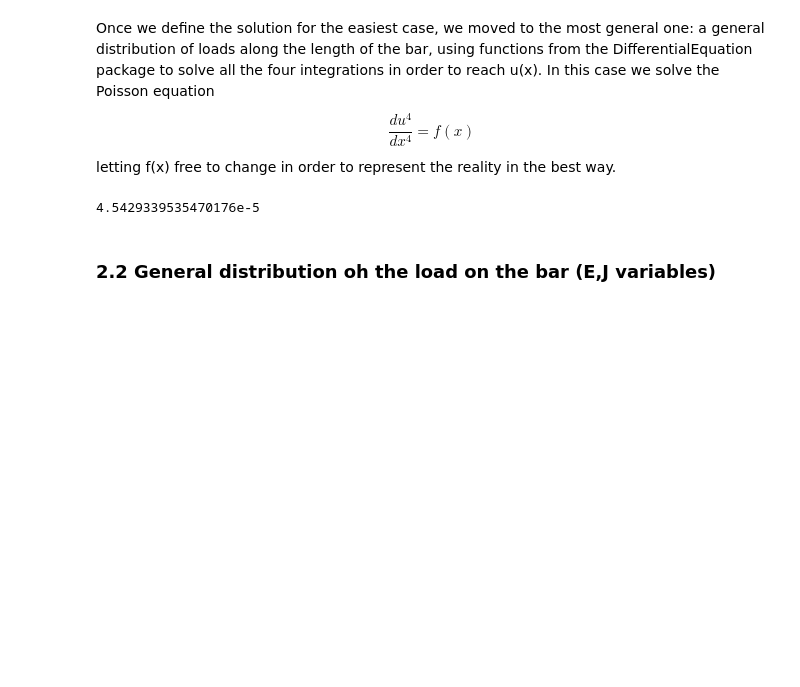
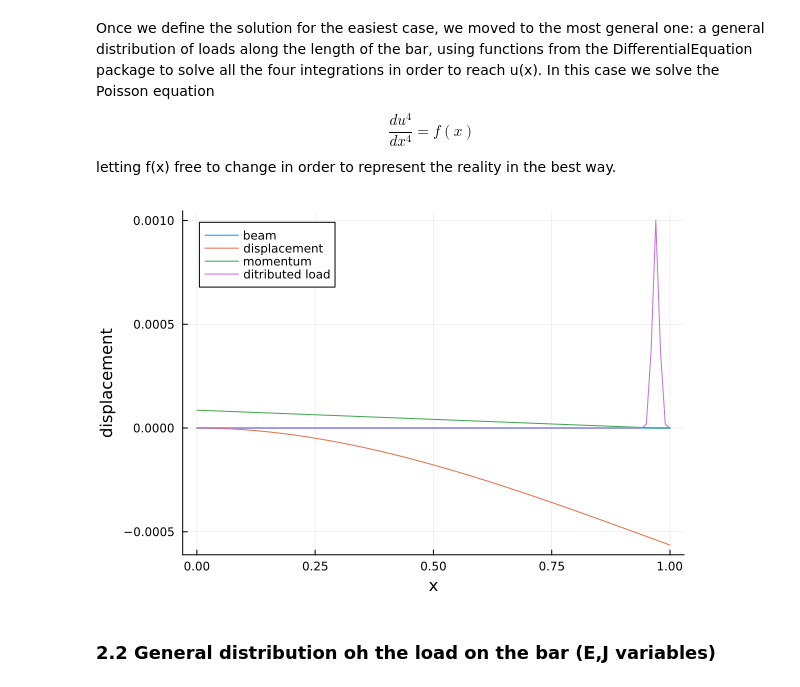
Before and after one commit to Kstreme/ENSAM-TUD01_G1, a Jupyter notebook: Final Notebook Group 1.ipynb, the cells around one changed output. Drawn from its saved outputs; the diff is of its cells as text; code cells hidden in the pictures; blank space fills up the shorter version.

```diff
--- a/Final Notebook Group 1.ipynb
+++ b/Final Notebook Group 1.ipynb
@@ -227,34 +227,33 @@ In this case we solve the Poisson equation $$ \frac{du^4}{dx^4} = f(x) $$ lettin
 # %%
 Am=0.1
 x0=0.97
 sigma=10^-4
 q(x) = Am*exp(-(x-x0).^2/sigma)
 
 function beamEqt!(du,u,p,x)
     du[1] = u[2]
     du[2] = u[3]
     du[3] = u[4]
     du[4] = q(x)
 end
 
 function bc!(residual,u,p,x)
     residual[1] = u[1][1]     #first number is the point we are considering, the secon one is the derivative
     residual[2] = u[1][2]
     residual[3] = u[end][3]
     residual[4] = u[end][4]
 end
 
 xspan = (0,1)
 bvp = BVProblem(beamEqt!, bc!, [0.,0.,0.,0.], xspan)
 sol = solve(bvp, MIRK4(), dt = 0.01)
 
 plot(sol.t,0*sol.t,label="beam",xlabel="x",ylabel="displacement")
 plot!(sol.t,-sol[1,:],label="displacement")
 plot!(sol.t,0.05*sol[3,:],label="momentum")
 plot!(sol.t,0.01*q.(sol.t),label="ditributed load")
-display(sol[1,25])
 # %% [output]
-4.5429339535470176e-5
+[figure, added]
 # %% [markdown]
 ### 2.2 General distribution oh the load on the bar (E,J variables)
 # %% [markdown]
```
